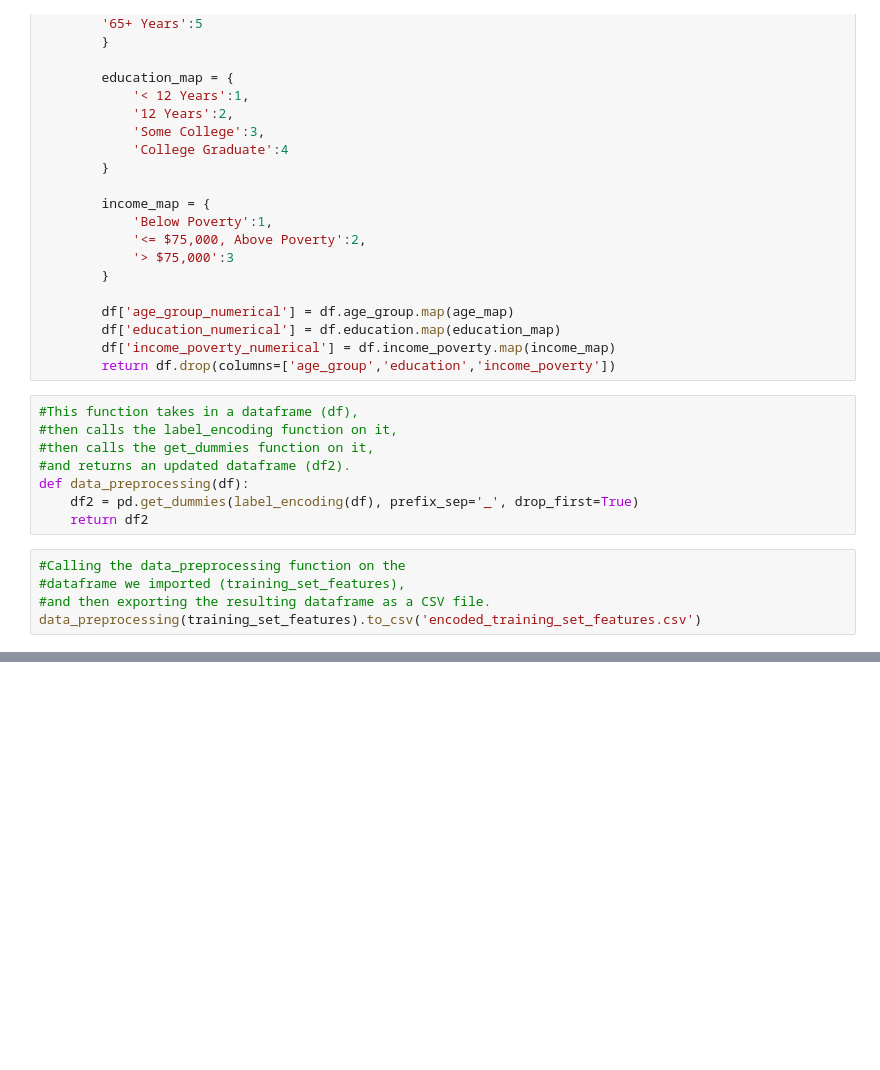
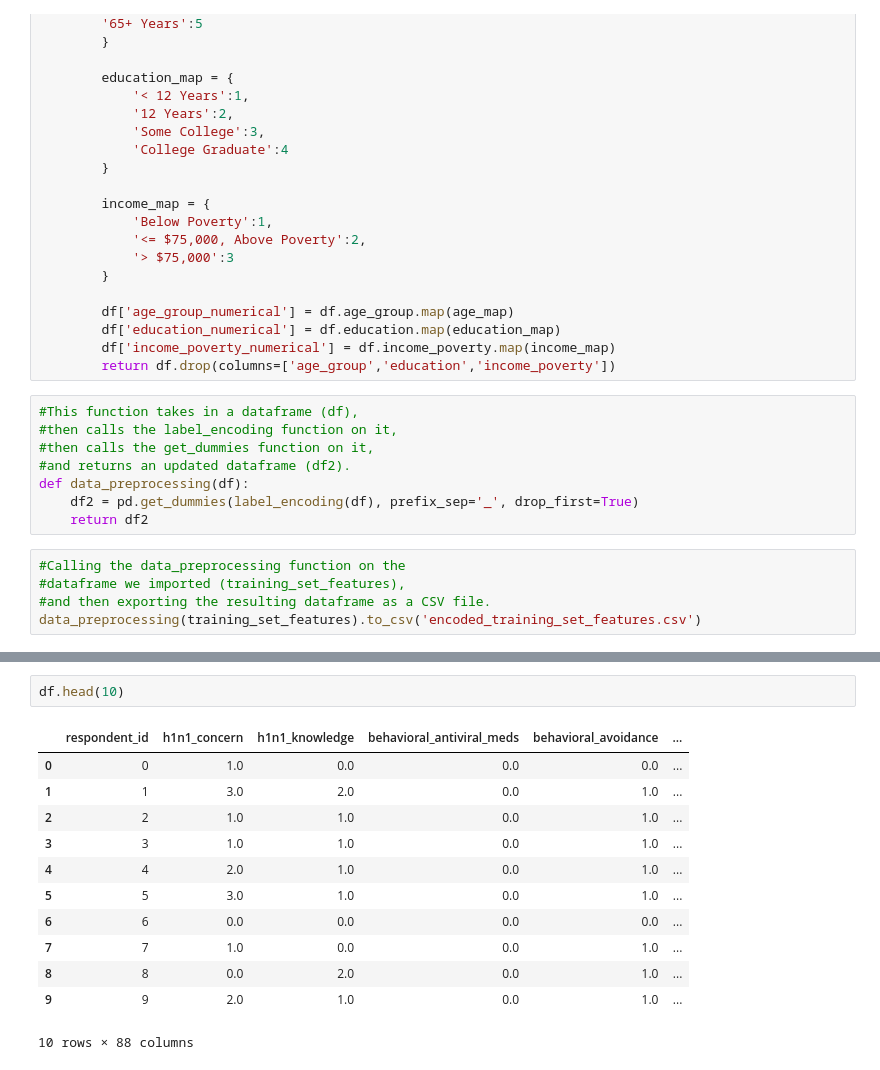
Before and after one commit to coding-pirate/flu-shot-learning, a Jupyter notebook: encoding.ipynb, the cells around one changed output, grey strips where cells are left out. Saved outputs shown, nothing was run; the diff lists cells and outputs as text; blank space fills up the shorter version.

```diff
--- a/encoding.ipynb
+++ b/encoding.ipynb
@@ -48,0 +92,15 @@ data_preprocessing(training_set_features).to_csv('encoded_training_set_features.
+# %%
+df.head(10)
+# %% [output]
+|  | respondent_id | h1n1_concern | h1n1_knowledge | behavioral_antiviral_meds | behavioral_avoidance | ... |
+| 0 | 0 | 1.0 | 0.0 | 0.0 | 0.0 | ... |
+| 1 | 1 | 3.0 | 2.0 | 0.0 | 1.0 | ... |
+| 2 | 2 | 1.0 | 1.0 | 0.0 | 1.0 | ... |
+| 3 | 3 | 1.0 | 1.0 | 0.0 | 1.0 | ... |
+| 4 | 4 | 2.0 | 1.0 | 0.0 | 1.0 | ... |
+| 5 | 5 | 3.0 | 1.0 | 0.0 | 1.0 | ... |
+| 6 | 6 | 0.0 | 0.0 | 0.0 | 0.0 | ... |
+| 7 | 7 | 1.0 | 0.0 | 0.0 | 1.0 | ... |
+| 8 | 8 | 0.0 | 2.0 | 0.0 | 1.0 | ... |
+| 9 | 9 | 2.0 | 1.0 | 0.0 | 1.0 | ... |
+10 rows × 88 columns
```
Also changed, not shown: parts of 2 cells of this notebook.
